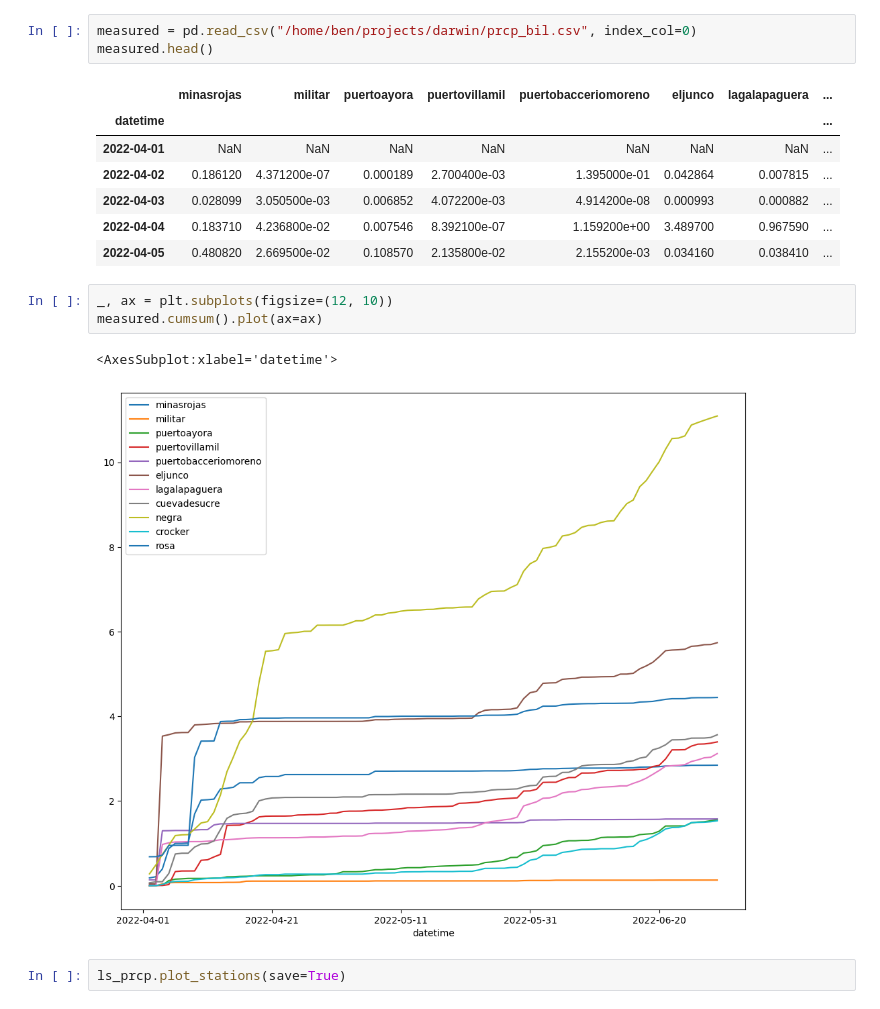
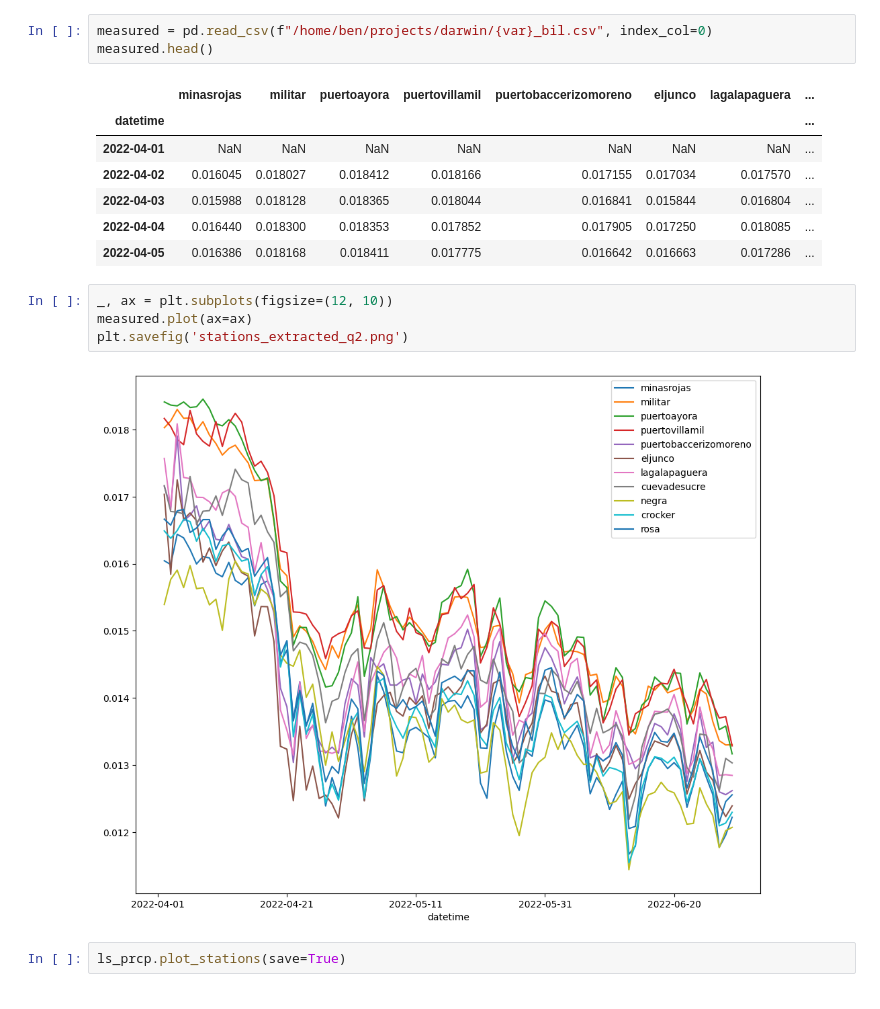
Before and after one commit to benatouba/darwin, a Jupyter notebook: analysis_of_measurements.ipynb, the cells around one changed output. Saved outputs shown, nothing was run; the diff lists cells and outputs as text.

```diff
--- a/analysis_of_measurements.ipynb
+++ b/analysis_of_measurements.ipynb
@@ -23,20 +49,20 @@ NameError: Please add variable name translation
 # %%
-measured = pd.read_csv("/home/ben/projects/darwin/prcp_bil.csv", index_col=0)
+measured = pd.read_csv(f"/home/ben/projects/darwin/{var}_bil.csv", index_col=0)
 measured.head()
 # %% [output]
-|  | minasrojas | militar | puertoayora | puertovillamil | puertobacceriomoreno | eljunco | lagalapaguera | ... |
+|  | minasrojas | militar | puertoayora | puertovillamil | puertobaccerizomoreno | eljunco | lagalapaguera | ... |
 | datetime |  |  |  |  |  |  |  | ... |
 | 2022-04-01 | NaN | NaN | NaN | NaN | NaN | NaN | NaN | ... |
-| 2022-04-02 | 0.186120 | 4.371200e-07 | 0.000189 | 2.700400e-03 | 1.395000e-01 | 0.042864 | 0.007815 | ... |
-| 2022-04-03 | 0.028099 | 3.050500e-03 | 0.006852 | 4.072200e-03 | 4.914200e-08 | 0.000993 | 0.000882 | ... |
-| 2022-04-04 | 0.183710 | 4.236800e-02 | 0.007546 | 8.392100e-07 | 1.159200e+00 | 3.489700 | 0.967590 | ... |
-| 2022-04-05 | 0.480820 | 2.669500e-02 | 0.108570 | 2.135800e-02 | 2.155200e-03 | 0.034160 | 0.038410 | ... |
+| 2022-04-02 | 0.016045 | 0.018027 | 0.018412 | 0.018166 | 0.017155 | 0.017034 | 0.017570 | ... |
+| 2022-04-03 | 0.015988 | 0.018128 | 0.018365 | 0.018044 | 0.016841 | 0.015844 | 0.016804 | ... |
+| 2022-04-04 | 0.016440 | 0.018300 | 0.018353 | 0.017852 | 0.017905 | 0.017250 | 0.018085 | ... |
+| 2022-04-05 | 0.016386 | 0.018168 | 0.018411 | 0.017775 | 0.016642 | 0.016663 | 0.017286 | ... |
 # %%
 _, ax = plt.subplots(figsize=(12, 10))
-measured.cumsum().plot(ax=ax)
+measured.plot(ax=ax)
+plt.savefig('stations_extracted_q2.png')
 # %% [output]
-<AxesSubplot:xlabel='datetime'>
-[figure, old version]
+[figure, new version]
 # %%
 ls_prcp.plot_stations(save=True)
 # %% [output]
```
Also changed, not shown: parts of 4 cells of this notebook, 9 other files.
